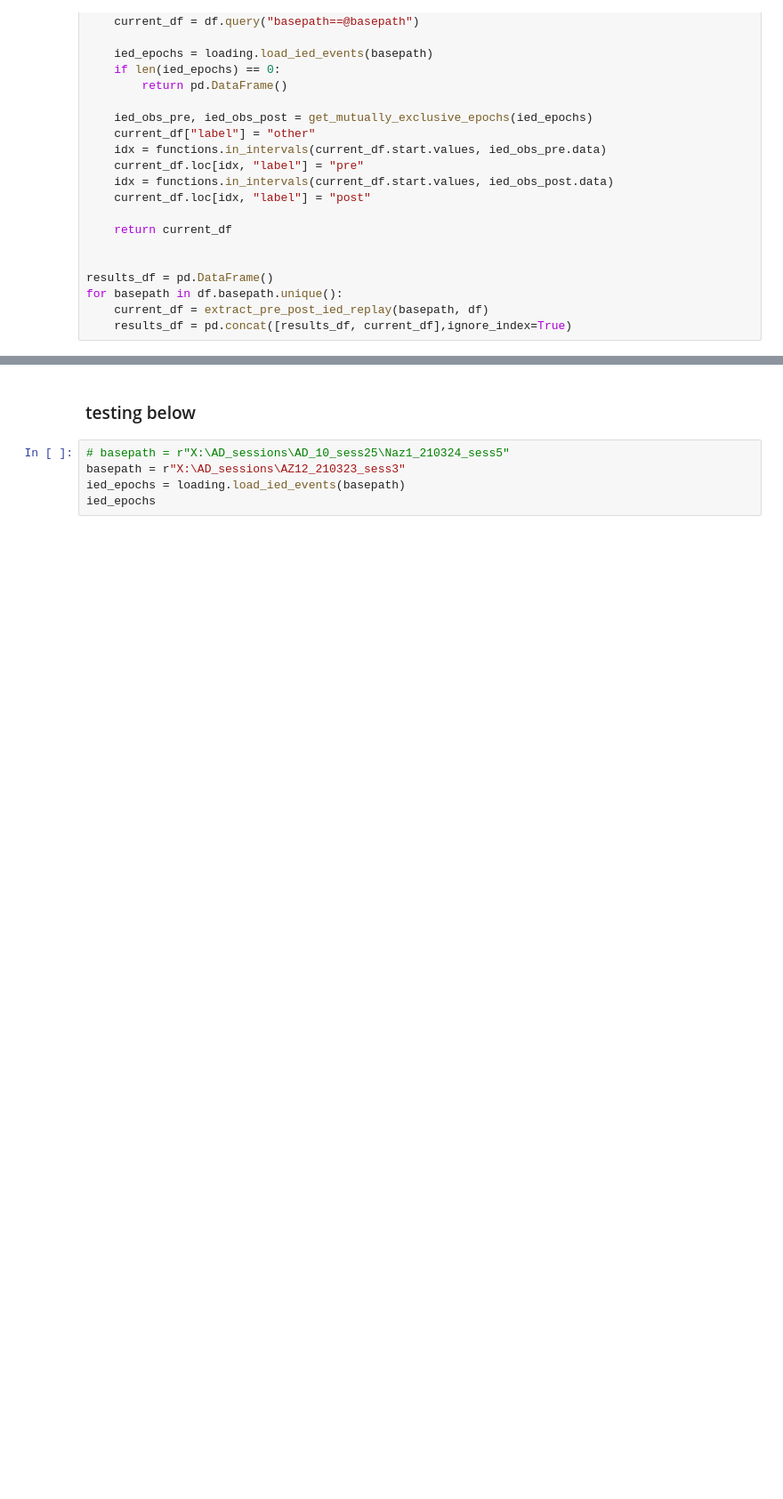
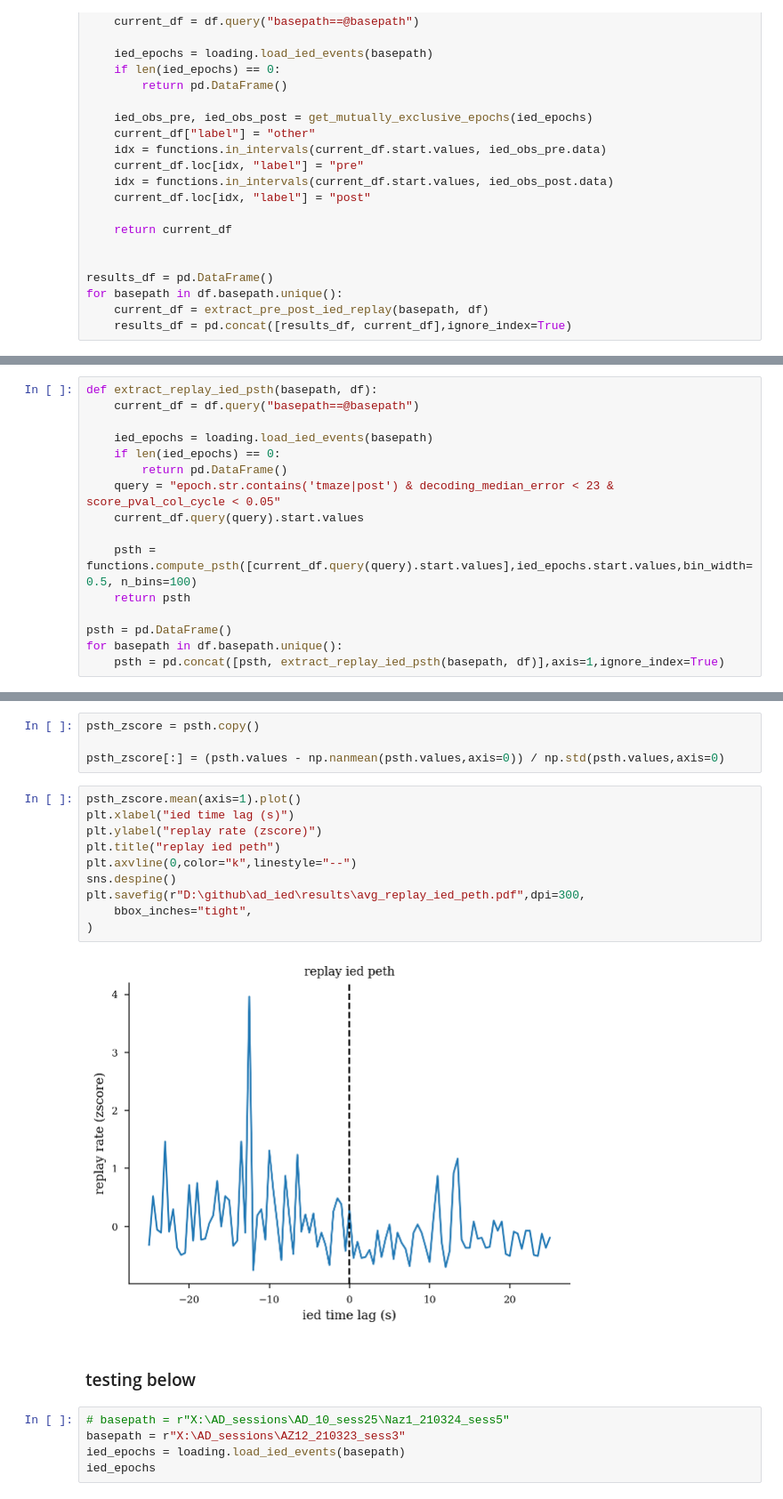
Before and after one commit to ryanharvey1/ad_ied, a Jupyter notebook: scripts/replay/replay_ied.ipynb, the cells around one changed output, grey strips where cells are left out. Shown: that part at 89% size. Saved outputs shown, nothing was run; the diff lists cells and outputs as text; blank space fills up the shorter version.

```diff
--- a/scripts/replay/replay_ied.ipynb
+++ b/scripts/replay/replay_ied.ipynb
@@ -162,0 +189,16 @@ plt.show()
+# %%
+def extract_replay_ied_psth(basepath, df):
+    current_df = df.query("basepath==@basepath")
+
+    ied_epochs = loading.load_ied_events(basepath)
+    if len(ied_epochs) == 0:
+        return pd.DataFrame()
+    query = "epoch.str.contains('tmaze|post') & decoding_median_error < 23 & score_pval_col_cycle < 0.05"
+    current_df.query(query).start.values
+
+    psth = functions.compute_psth([current_df.query(query).start.values],ied_epochs.start.values,bin_width=0.5, n_bins=100)
+    return psth
+
+psth = pd.DataFrame()
+for basepath in df.basepath.unique():
+    psth = pd.concat([psth, extract_replay_ied_psth(basepath, df)],axis=1,ignore_index=True)
@@ -163,3 +209,19 @@ plt.show()
+# %%
+psth_zscore = psth.copy()
+
+psth_zscore[:] = (psth.values - np.nanmean(psth.values,axis=0)) / np.std(psth.values,axis=0)
+# %%
+psth_zscore.mean(axis=1).plot()
+plt.xlabel("ied time lag (s)")
+plt.ylabel("replay rate (zscore)")
+plt.title("replay ied peth")
+plt.axvline(0,color="k",linestyle="--")
+sns.despine()
+plt.savefig(r"D:\github\ad_ied\results\avg_replay_ied_peth.pdf",dpi=300,
+    bbox_inches="tight",
+)
+# %% [output]
+[figure, added]
 # %% [markdown]
 ### testing below
 # %%
```
Also changed, not shown: parts of 9 cells of this notebook.
